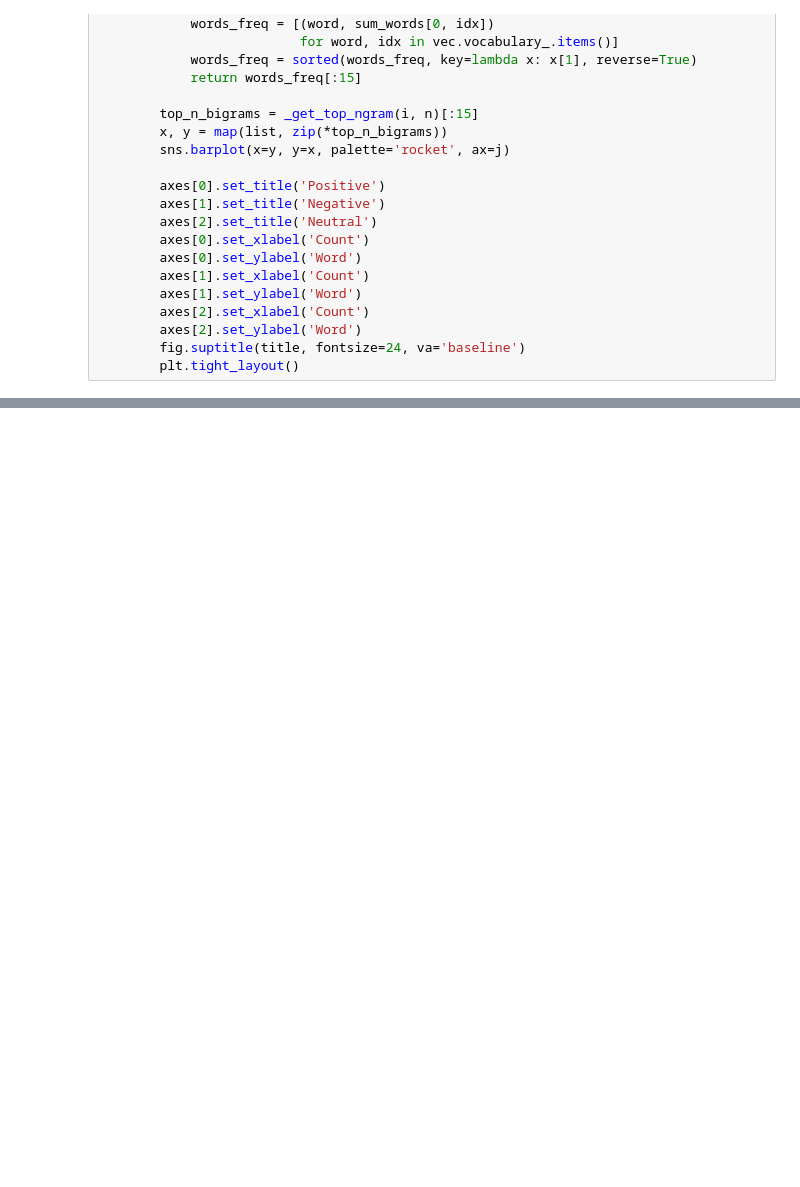
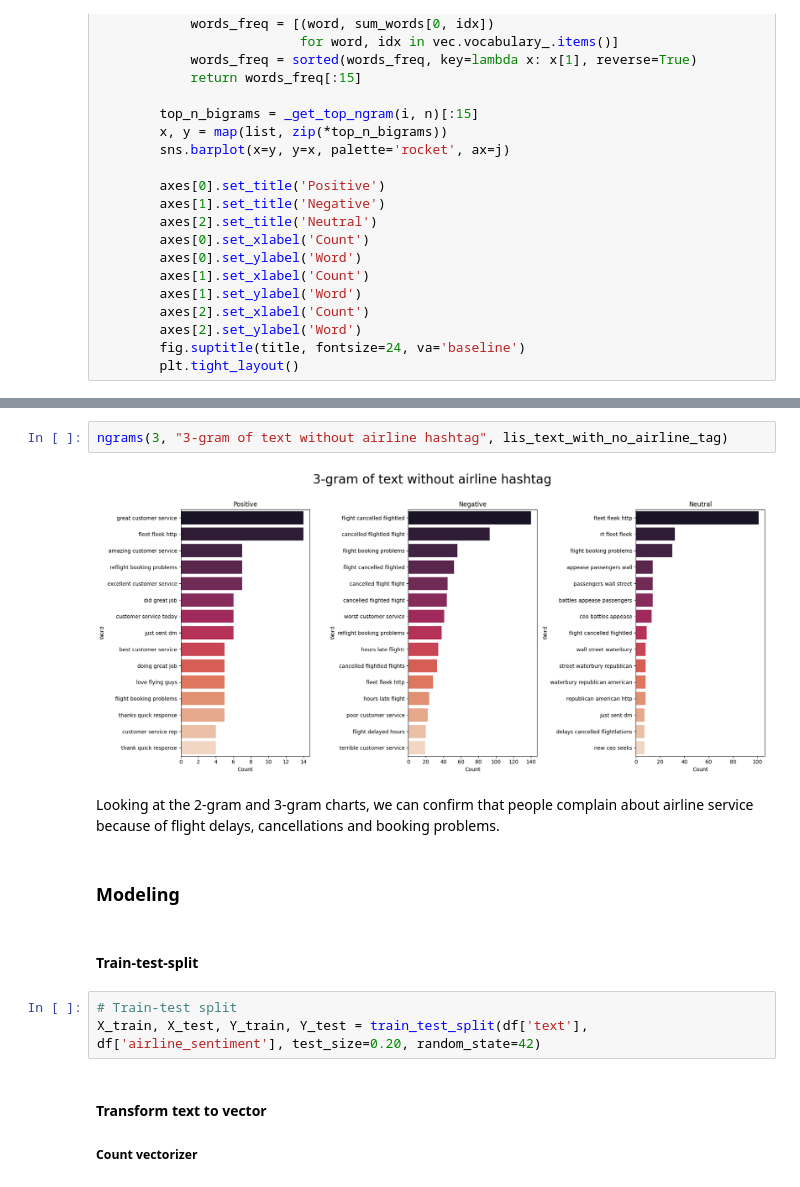
Before and after one commit to huynguyenanh2000/Twitter_US_Airline_Sentiment, a Jupyter notebook: notebooks/tweets.ipynb, the cells around one changed output, grey strips where cells are left out. Saved outputs shown, nothing was run; the diff lists cells and outputs as text; blank space fills up the shorter version.

```diff
--- a/notebooks/tweets.ipynb
+++ b/notebooks/tweets.ipynb
@@ -230,0 +257,16 @@ ngrams(1, "1-gram of text without airline hashtag", lis_text_with_no_airlinehast
+# %%
+ngrams(3, "3-gram of text without airline hashtag", lis_text_with_no_airline_tag)
+# %% [output]
+[figure, added]
+# %% [markdown]
+Looking at the 2-gram and 3-gram charts, we can confirm that people complain about airline service because of flight delays, cancellations and booking problems.
+# %% [markdown]
+### Modeling
+# %% [markdown]
+#### Train-test-split
+# %%
+# Train-test split
+X_train, X_test, Y_train, Y_test = train_test_split(df['text'], df['airline_sentiment'], test_size=0.20, random_state=42)
+# %% [markdown]
+#### Transform text to vector
+##### Count vectorizer
```
Also changed, not shown: parts of 30 cells of this notebook.
